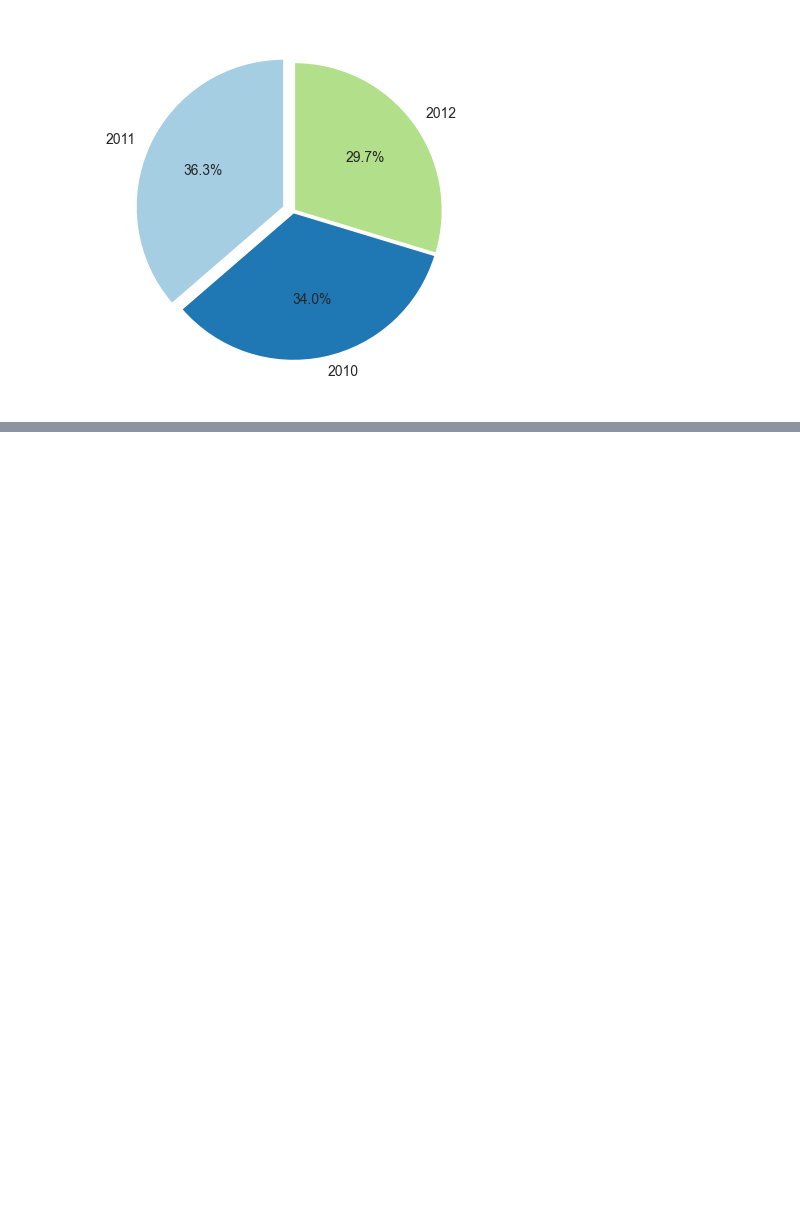
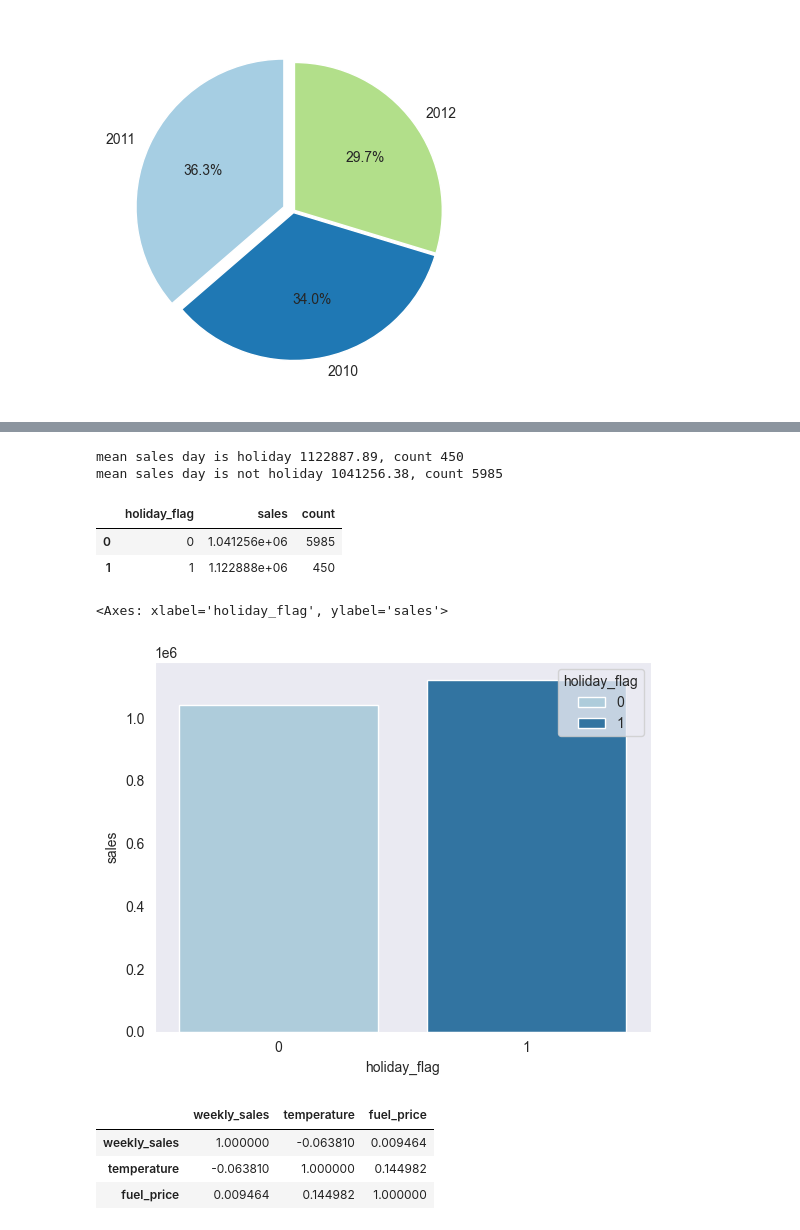
Before and after one commit to vnaumq/Walmart_sales, a Jupyter notebook: walmart_sales.ipynb, the cells around one changed output, grey strips where cells are left out. Drawn from its saved outputs; the diff is of its cells as text; code cells hidden in the pictures; blank space fills up the shorter version.

Commit message:
correlation

```diff
--- a/walmart_sales.ipynb
+++ b/walmart_sales.ipynb
@@ -134,0 +153,29 @@ ax.pie(year_sales.sales, labels=year_sales.year, autopct='%1.1f%%', explode=expo
+# %%
+mean_holiday = df.query('holiday_flag == 1').weekly_sales.mean().round(2)
+mean_another_day = df.query('holiday_flag == 0').weekly_sales.mean().round(2)
+count_day_holiday = df.query('holiday_flag == 1').weekly_sales.count()
+count_another_day = df.query('holiday_flag == 0').weekly_sales.count()
+print(f'mean sales day is holiday {mean_holiday}, count {count_day_holiday} \nmean sales day is not holiday {mean_another_day}, count {count_another_day}')
+# %% [output]
+mean sales day is holiday 1122887.89, count 450
+mean sales day is not holiday 1041256.38, count 5985
+# %%
+holiday_not_holiday = df.groupby(['holiday_flag'],as_index=False).agg({'weekly_sales' : 'mean', 'date' : 'count'}).rename(columns={'weekly_sales' : 'sales', 'date' : 'count'})
+holiday_not_holiday
+# %% [output]
+|  | holiday_flag | sales | count |
+| 0 | 0 | 1.041256e+06 | 5985 |
+| 1 | 1 | 1.122888e+06 | 450 |
+# %%
+sns.barplot(data = holiday_not_holiday, x='holiday_flag', y = 'sales', hue='holiday_flag')
+# %% [output]
+<Axes: xlabel='holiday_flag', ylabel='sales'>
+[figure, added]
+# %%
+correlation = df[['weekly_sales' , 'temperature', 'fuel_price']]
+correlation.corr()
+# %% [output]
+|  | weekly_sales | temperature | fuel_price |
+| weekly_sales | 1.000000 | -0.063810 | 0.009464 |
+| temperature | -0.063810 | 1.000000 | 0.144982 |
+| fuel_price | 0.009464 | 0.144982 | 1.000000 |
```
Also changed, not shown: parts of 3 cells of this notebook.
